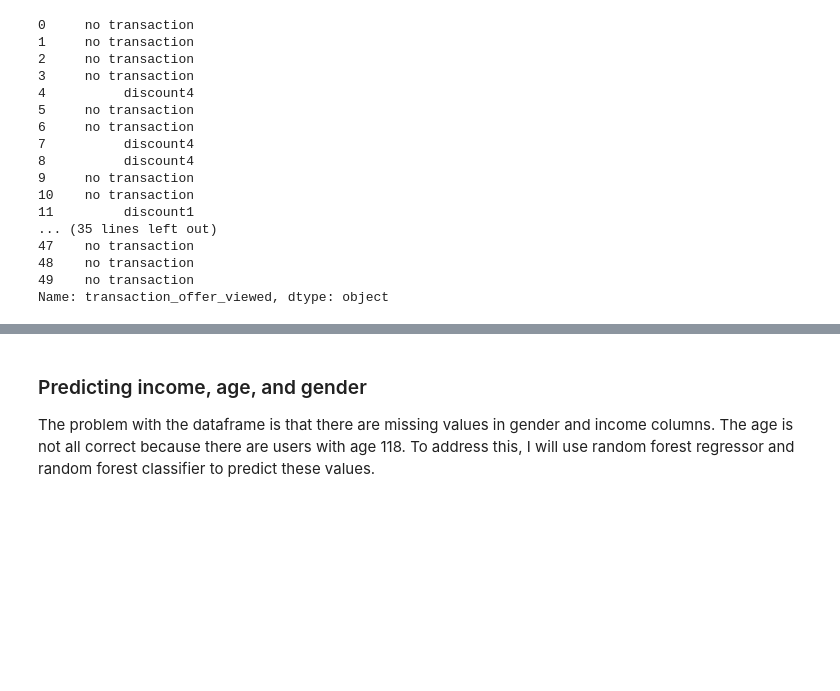
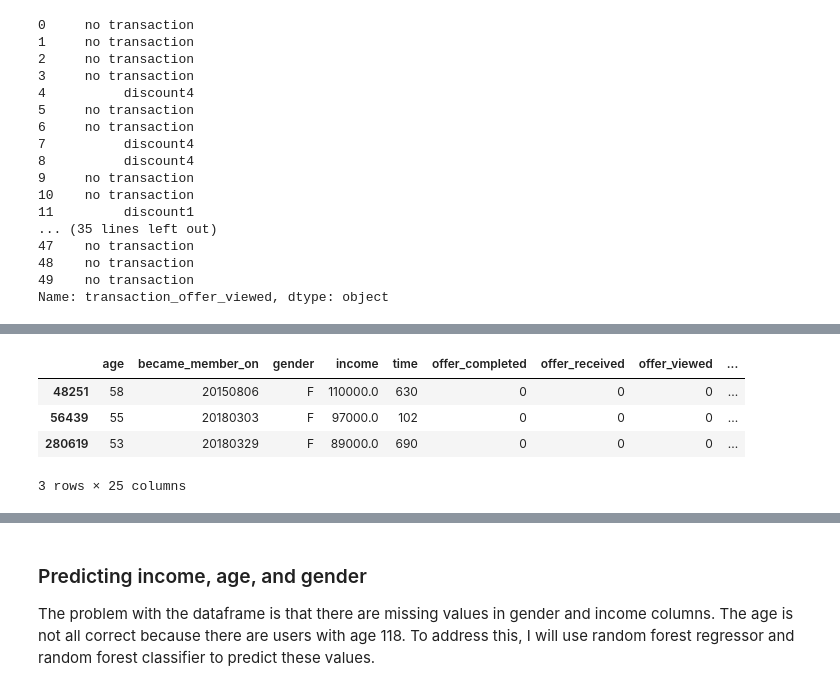
Before and after one commit to nugroho1234/starbucks-project, a Jupyter notebook: Starbucks_Capstone_notebook.ipynb, the cells around one changed output, grey strips where cells are left out. Saved outputs shown, nothing was run; the diff lists cells and outputs as text; code cells hidden in the pictures; blank space fills up the shorter version.

```diff
--- a/Starbucks_Capstone_notebook.ipynb
+++ b/Starbucks_Capstone_notebook.ipynb
@@ -604,0 +653,8 @@ df_new.to_csv('master_df.csv', index = False)
+# %%
+df_new[df_new['transaction_amount'] > 1000]
+# %% [output]
+|  | age | became_member_on | gender | income | time | offer_completed | offer_received | offer_viewed | ... |
+| 48251 | 58 | 20150806 | F | 110000.0 | 630 | 0 | 0 | 0 | ... |
+| 56439 | 55 | 20180303 | F | 97000.0 | 102 | 0 | 0 | 0 | ... |
+| 280619 | 53 | 20180329 | F | 89000.0 | 690 | 0 | 0 | 0 | ... |
+3 rows × 25 columns
```
Also changed, not shown: parts of 32 cells of this notebook, 1 other file.
